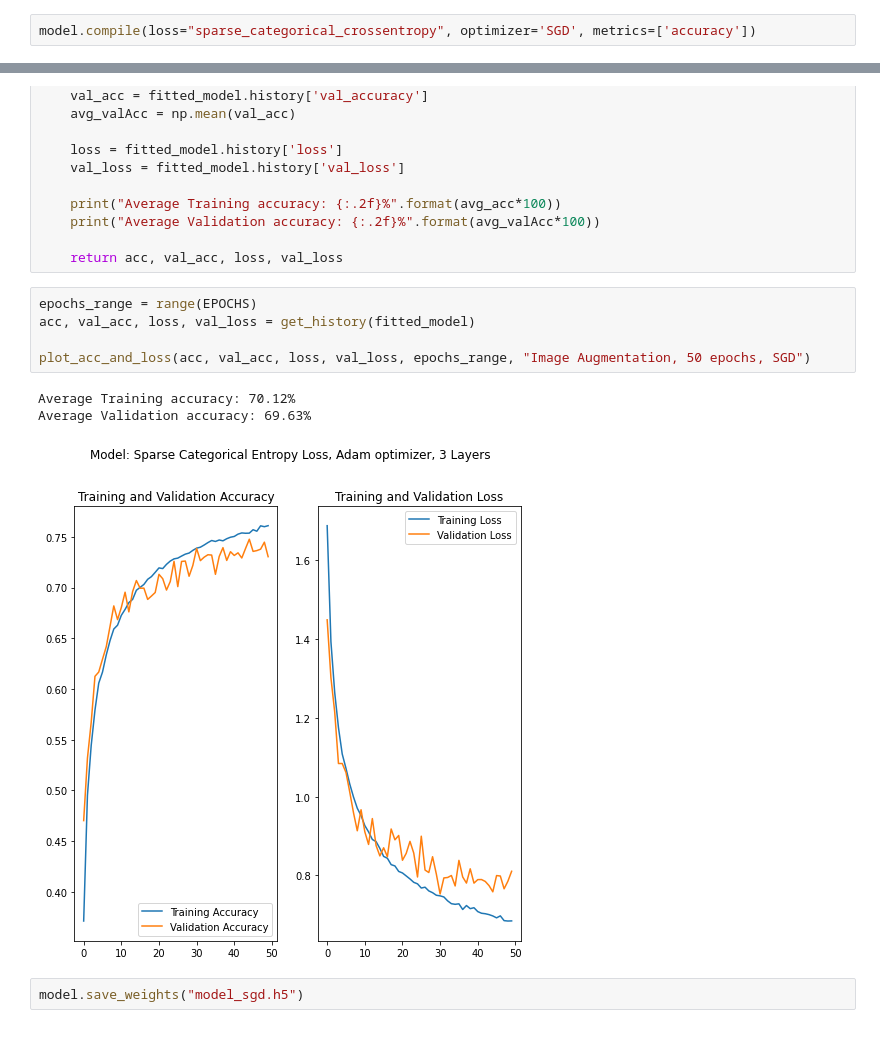
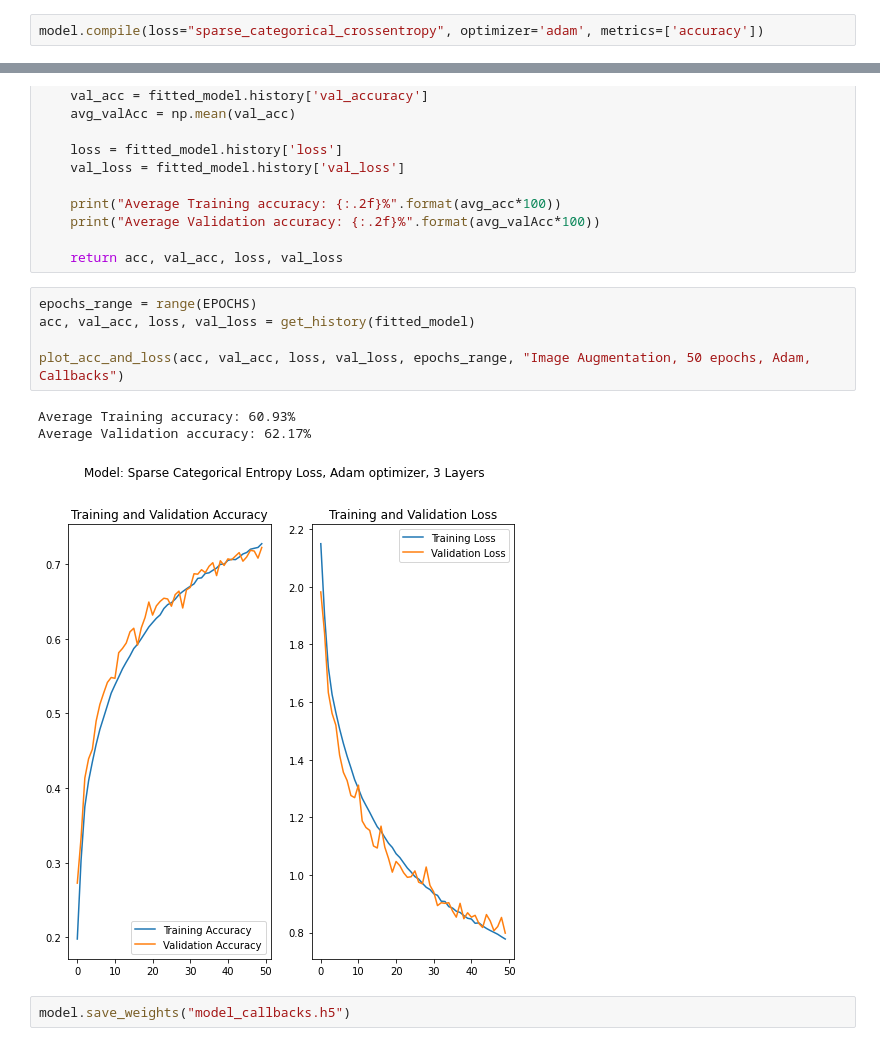
Before and after one commit to t7bui/CNN_Image_Classification, a Jupyter notebook: CIFAR Dataset/final - Copy.ipynb, the cells around one changed output, grey strips where cells are left out. Drawn from its saved outputs; the diff is of its cells as text.

```diff
--- a/CIFAR Dataset/final - Copy.ipynb
+++ b/CIFAR Dataset/final - Copy.ipynb
@@ -115,6 +112,6 @@ ________________________________________________________________________________
 To enable them in other operations, rebuild TensorFlow with the appropriate compiler flags.
 # %%
-model.compile(loss="sparse_categorical_crossentropy", optimizer='SGD', metrics=['accuracy'])
+model.compile(loss="sparse_categorical_crossentropy", optimizer='adam', metrics=['accuracy'])
 # %%
 from tensorflow.keras.preprocessing.image import ImageDataGenerator
 
@@ -183,11 +180,11 @@ def get_history(fitted_model):
 # %%
 epochs_range = range(EPOCHS)
 acc, val_acc, loss, val_loss = get_history(fitted_model)
 
-plot_acc_and_loss(acc, val_acc, loss, val_loss, epochs_range, "Image Augmentation, 50 epochs, SGD")
+plot_acc_and_loss(acc, val_acc, loss, val_loss, epochs_range, "Image Augmentation, 50 epochs, Adam, Callbacks")
 # %% [output]
-Average Training accuracy: 70.12%
-Average Validation accuracy: 69.63%
+Average Training accuracy: 60.93%
+Average Validation accuracy: 62.17%
-[figure, old version]
+[figure, new version]
 # %%
-model.save_weights("model_sgd.h5")
+model.save_weights("model_callbacks.h5")
```
Also changed, not shown: parts of 4 cells of this notebook, 2 other files.
